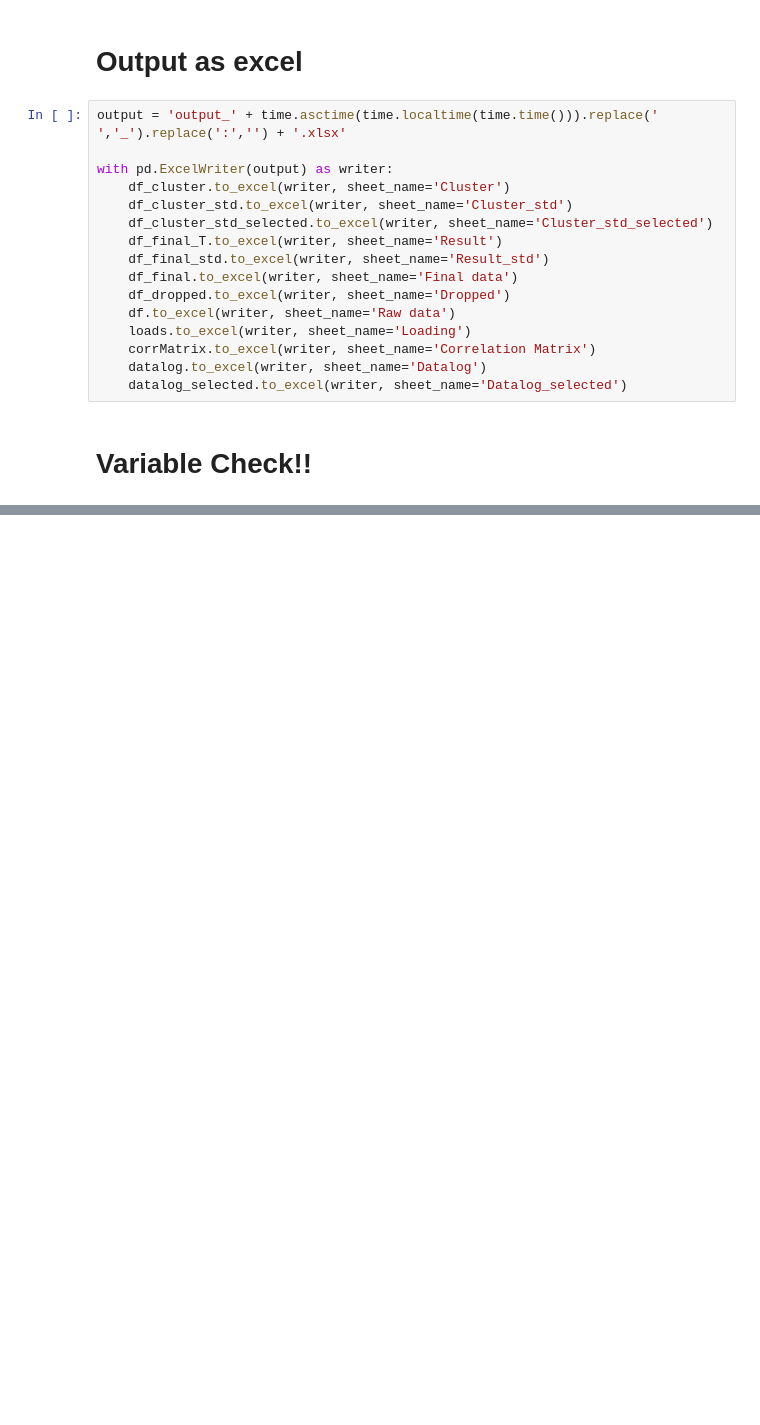
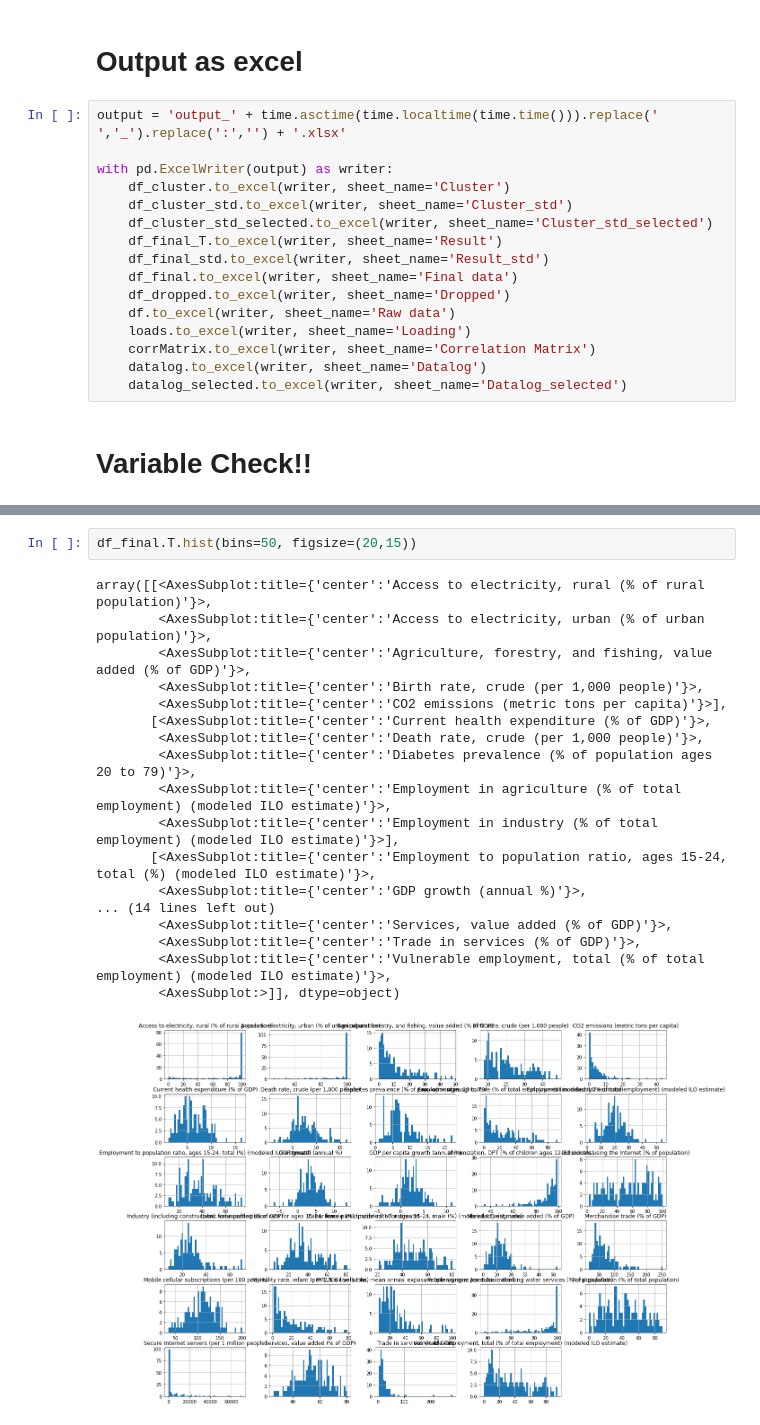
Before and after one commit to Vixus/Data_Projects, a Jupyter notebook: Factor-analysis-Cluster-analysis-on-countries-classification/FactorAnalysis.ipynb, the cells around one changed output, grey strips where cells are left out. Cells and saved outputs as stored; diff of their text form; blank space fills up the shorter version.

```diff
--- a/Factor-analysis-Cluster-analysis-on-countries-classification/FactorAnalysis.ipynb
+++ b/Factor-analysis-Cluster-analysis-on-countries-classification/FactorAnalysis.ipynb
@@ -308,0 +304,21 @@ df_final
+# %%
+df_final.T.hist(bins=50, figsize=(20,15))
+# %% [output]
+array([[<AxesSubplot:title={'center':'Access to electricity, rural (% of rural population)'}>,
+        <AxesSubplot:title={'center':'Access to electricity, urban (% of urban population)'}>,
+        <AxesSubplot:title={'center':'Agriculture, forestry, and fishing, value added (% of GDP)'}>,
+        <AxesSubplot:title={'center':'Birth rate, crude (per 1,000 people)'}>,
+        <AxesSubplot:title={'center':'CO2 emissions (metric tons per capita)'}>],
+       [<AxesSubplot:title={'center':'Current health expenditure (% of GDP)'}>,
+        <AxesSubplot:title={'center':'Death rate, crude (per 1,000 people)'}>,
+        <AxesSubplot:title={'center':'Diabetes prevalence (% of population ages 20 to 79)'}>,
+        <AxesSubplot:title={'center':'Employment in agriculture (% of total employment) (modeled ILO estimate)'}>,
+        <AxesSubplot:title={'center':'Employment in industry (% of total employment) (modeled ILO estimate)'}>],
+       [<AxesSubplot:title={'center':'Employment to population ratio, ages 15-24, total (%) (modeled ILO estimate)'}>,
+        <AxesSubplot:title={'center':'GDP growth (annual %)'}>,
+... (14 lines left out)
+        <AxesSubplot:title={'center':'Services, value added (% of GDP)'}>,
+        <AxesSubplot:title={'center':'Trade in services (% of GDP)'}>,
+        <AxesSubplot:title={'center':'Vulnerable employment, total (% of total employment) (modeled ILO estimate)'}>,
+        <AxesSubplot:>]], dtype=object)
+[figure, added]
```
Also changed, not shown: parts of 8 cells of this notebook, 2 other files.
